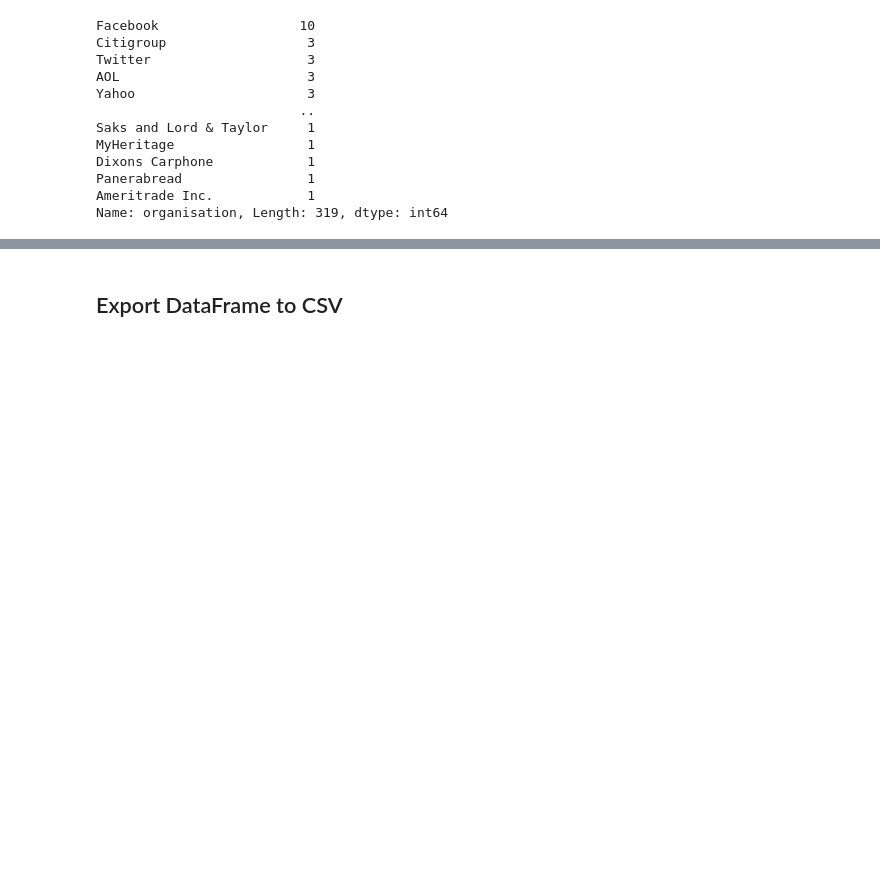
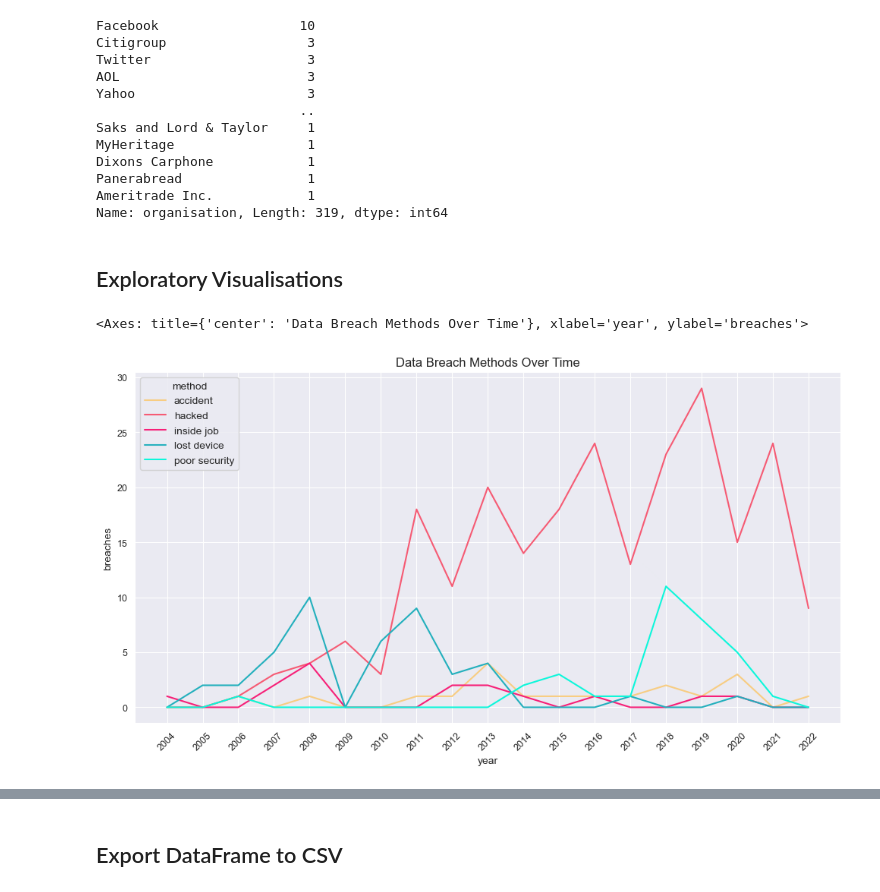
Before and after one commit to PianoPalf/group-project-3, a Jupyter notebook: Python/PyHack_dataframe_setup_SP.ipynb, the cells around one changed output, grey strips where cells are left out. Saved outputs shown, nothing was run; the diff lists cells and outputs as text; code cells hidden in the pictures; blank space fills up the shorter version.

```diff
--- a/Python/PyHack_dataframe_setup_SP.ipynb
+++ b/Python/PyHack_dataframe_setup_SP.ipynb
@@ -7,6 +7,13 @@
 import pandas as pd
 from pathlib import Path
 import numpy as np
+import matplotlib.pyplot as plt
+import matplotlib.font_manager as font_manager
+import matplotlib as mpl
+import seaborn as sns
+
+# Set Dark Grid for all Plots
+sns.set_style('darkgrid')
 
 # File to Load
 data_breaches_csv = Path("../Resources/balloon_race_data_breaches.csv")
@@ -562,3 +579,34 @@ Dixons Carphone            1
 Panerabread                1
 Ameritrade Inc.            1
 Name: organisation, Length: 319, dtype: int64
+# %% [markdown]
+## Exploratory Visualisations
+# %%
+# Data Breach Methods Over Time (using pivot table)
+
+# Set Colour Palette
+#color = ['#730517', '#f44560', '#44d1df', '#32a4a7', '#1e7069']
+color = ['#f8cd82', '#f65b74', '#f72078', '#23b0bd', '#0df7db']
+#color = ['#a8216b', '#f1184c', '#f36943', '#f7dc66', '#2e9599']
+
+dBreaches_pivot = cleaned_dBreaches_df.pivot_table('id',
+                                                   aggfunc=np.size,
+                                                   columns='method',
+                                                   index=cleaned_dBreaches_df['year'],
+                                                   fill_value=0)
+
+dBreaches_pivot.plot(xticks=cleaned_dBreaches_df['year'].unique(),
+                     rot=45,
+                     figsize=(12,6),
+                     subplots=False,
+                     color = color,
+                     layout=(1, 1),
+                     sharex=False,
+                     sharey=False,
+                     xlabel='year',
+                     ylabel="breaches",
+                     title="Data Breach Methods Over Time",
+                     fontsize=9)
+# %% [output]
+<Axes: title={'center': 'Data Breach Methods Over Time'}, xlabel='year', ylabel='breaches'>
+[figure, added]
```
Also changed, not shown: parts of 12 cells of this notebook, 1 other file.
